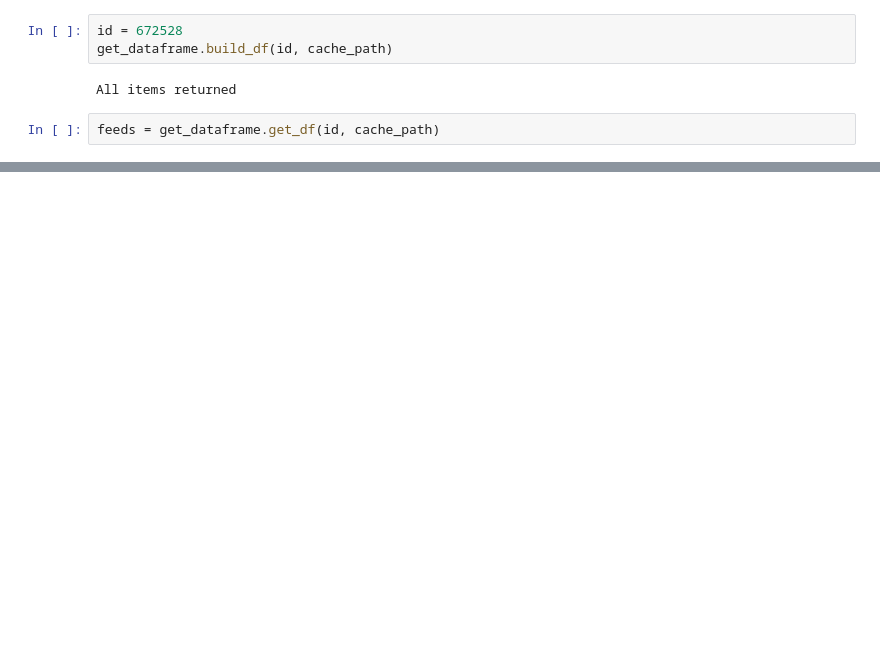
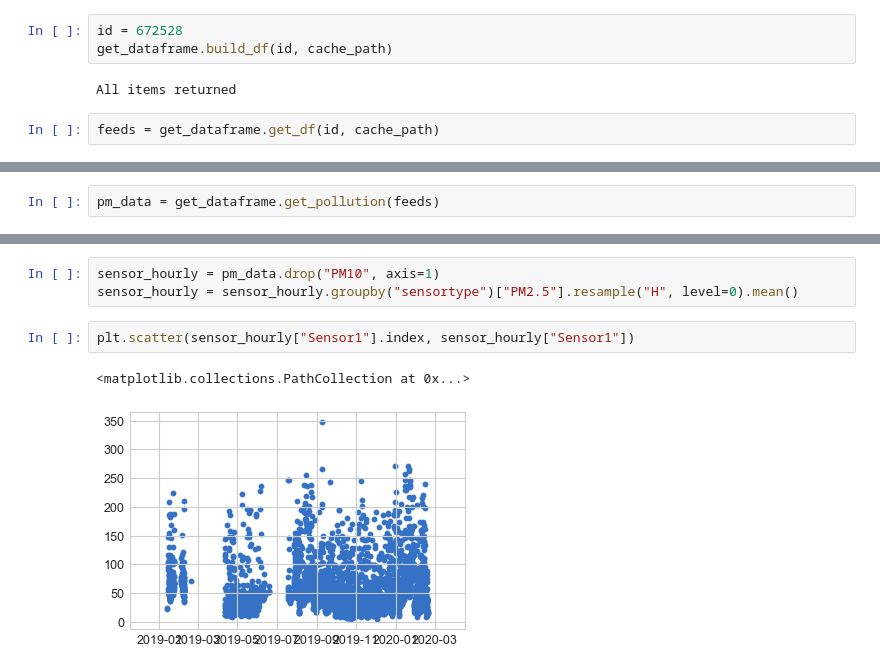
Before and after one commit to DennisReddyhoff/AirQo, a Jupyter notebook: APIs/example.ipynb, the cells around one changed output, grey strips where cells are left out. Saved outputs shown, nothing was run; the diff lists cells and outputs as text; blank space fills up the shorter version.

Commit message:
Add function to return pollution data in tidy format

```diff
--- a/APIs/example.ipynb
+++ b/APIs/example.ipynb
@@ -118,0 +31,2 @@ ValueError: 'get_dataframe.py' was not found in history, as a file, url, nor in
+# %%
+pm_data = get_dataframe.get_pollution(feeds)
@@ -118,0 +51,8 @@ ValueError: 'get_dataframe.py' was not found in history, as a file, url, nor in
+# %%
+sensor_hourly = pm_data.drop("PM10", axis=1)
+sensor_hourly = sensor_hourly.groupby("sensortype")["PM2.5"].resample("H", level=0).mean()
+# %%
+plt.scatter(sensor_hourly["Sensor1"].index, sensor_hourly["Sensor1"])
+# %% [output]
+<matplotlib.collections.PathCollection at 0x...>
+[figure, added]
```
Also changed, not shown: parts of 17 cells of this notebook, 2 other files.
